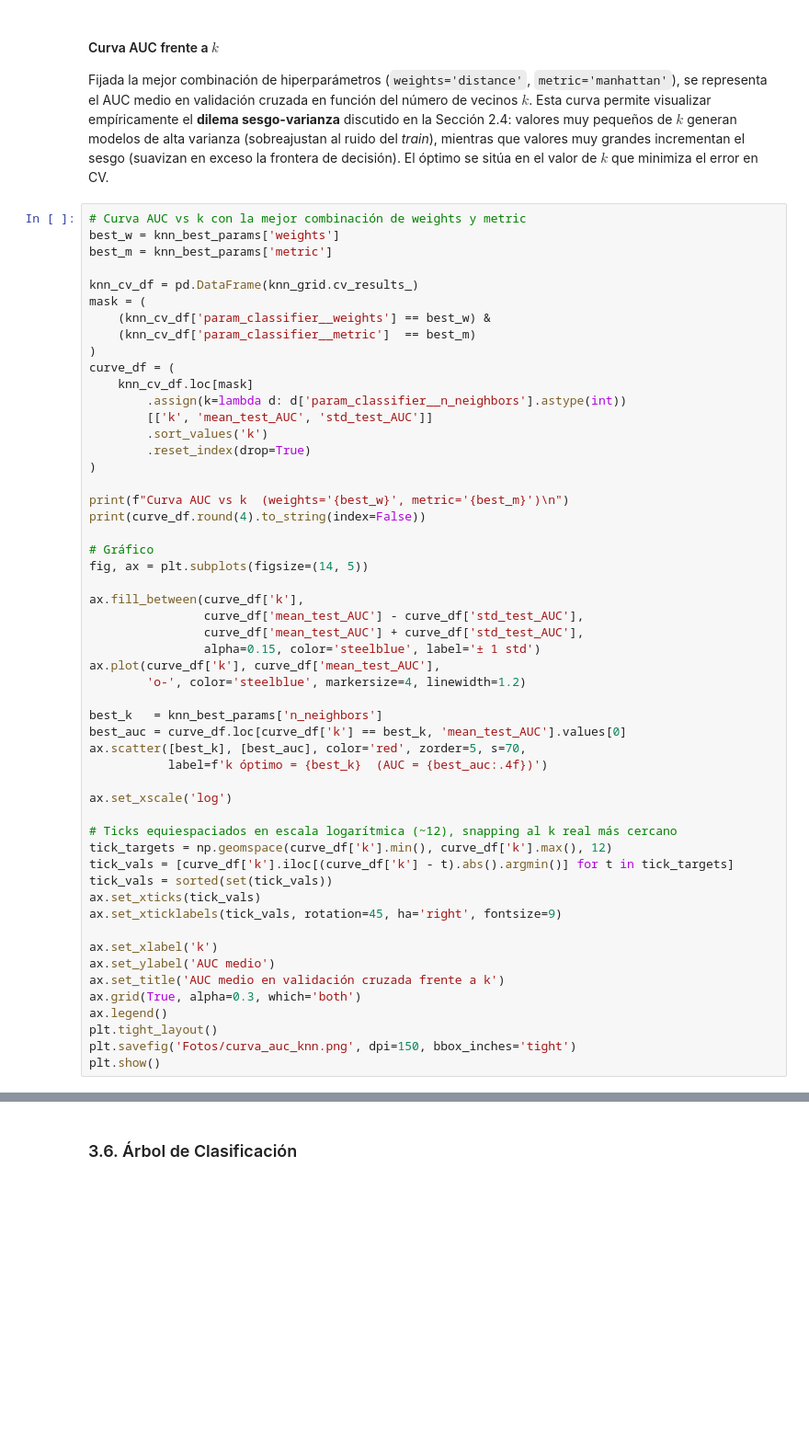
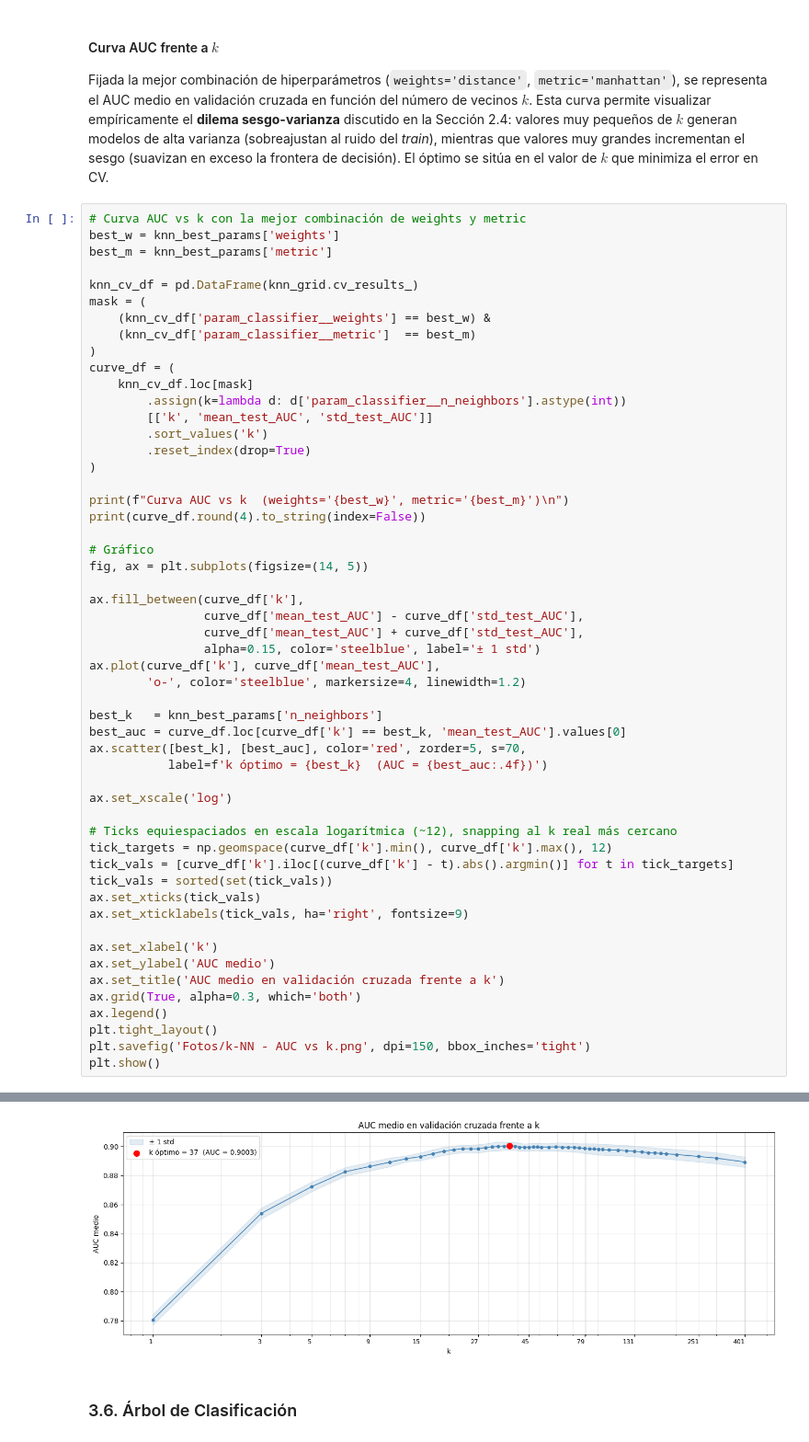
Before and after one commit to Ferovi3/TFG---Tecnicas-de-ensamblado-en-aprendizaje-automatico-supervisado, a Jupyter notebook: Credit Risk Dataset.ipynb, the cells around one changed output, grey strips where cells are left out. Shown at 92% size. Cells and saved outputs as stored; diff of their text form; blank space fills up the shorter version.

```diff
--- a/Credit Risk Dataset.ipynb
+++ b/Credit Risk Dataset.ipynb
@@ -439,7 +439,7 @@ tick_targets = np.geomspace(curve_df['k'].min(), curve_df['k'].max(), 12)
 tick_vals = [curve_df['k'].iloc[(curve_df['k'] - t).abs().argmin()] for t in tick_targets]
 tick_vals = sorted(set(tick_vals))
 ax.set_xticks(tick_vals)
-ax.set_xticklabels(tick_vals, rotation=45, ha='right', fontsize=9)
+ax.set_xticklabels(tick_vals, ha='right', fontsize=9)
 
 ax.set_xlabel('k')
 ax.set_ylabel('AUC medio')
@@ -447,5 +447,6 @@ ax.set_title('AUC medio en validación cruzada frente a k')
 ax.grid(True, alpha=0.3, which='both')
 ax.legend()
 plt.tight_layout()
-plt.savefig('Fotos/curva_auc_knn.png', dpi=150, bbox_inches='tight')
+plt.savefig('Fotos/k-NN - AUC vs k.png', dpi=150, bbox_inches='tight')
 plt.show()
+# %% [output]
@@ -452,3 +470,4 @@ plt.show()
+[figure, added]
 # %% [markdown]
 ### 3.6. Árbol de Clasificación
 # %% [markdown]
```
Also changed, not shown: parts of 1 cell of this notebook.
